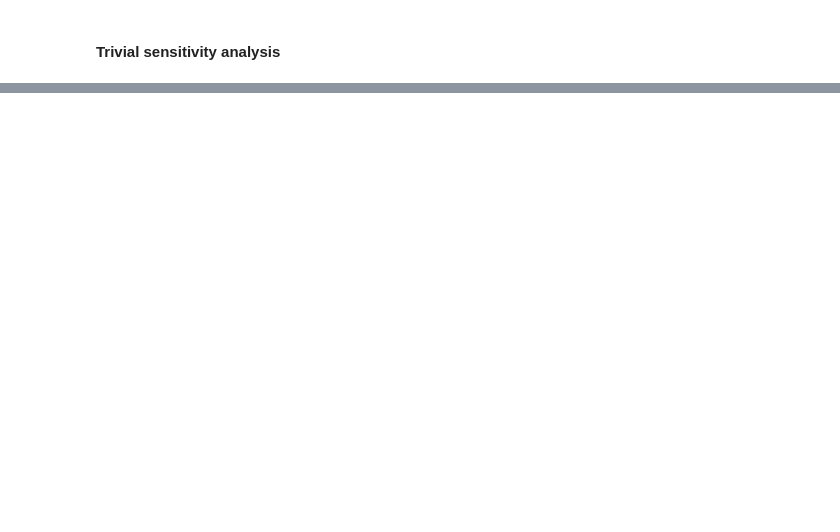
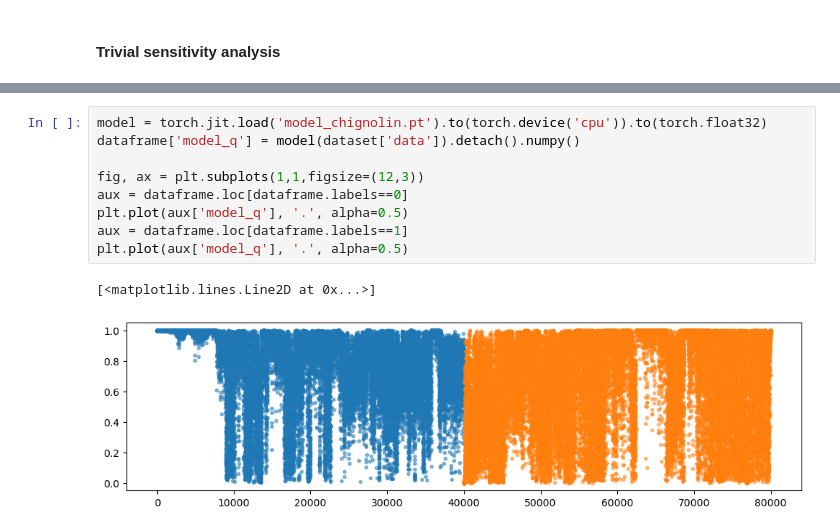
Before and after one commit to CSIprinceton/workshop-june-2024, a Jupyter notebook: hands-on-sessions/day-3-COMMITTOR/4_analysis/analysis.ipynb, the cells around one changed output, grey strips where cells are left out. Cells and saved outputs as stored; diff of their text form; blank space fills up the shorter version.

```diff
--- a/hands-on-sessions/day-3-COMMITTOR/4_analysis/analysis.ipynb
+++ b/hands-on-sessions/day-3-COMMITTOR/4_analysis/analysis.ipynb
@@ -51,0 +63,12 @@ Class 1 dataframe shape:  (8000, 17)
+# %%
+model = torch.jit.load('model_chignolin.pt').to(torch.device('cpu')).to(torch.float32)
+dataframe['model_q'] = model(dataset['data']).detach().numpy()
+
+fig, ax = plt.subplots(1,1,figsize=(12,3))
+aux = dataframe.loc[dataframe.labels==0]
+plt.plot(aux['model_q'], '.', alpha=0.5)
+aux = dataframe.loc[dataframe.labels==1]
+plt.plot(aux['model_q'], '.', alpha=0.5)
+# %% [output]
+[<matplotlib.lines.Line2D at 0x...>]
+[figure, added]
```
Also changed, not shown: parts of 7 cells of this notebook, 2 other files.
